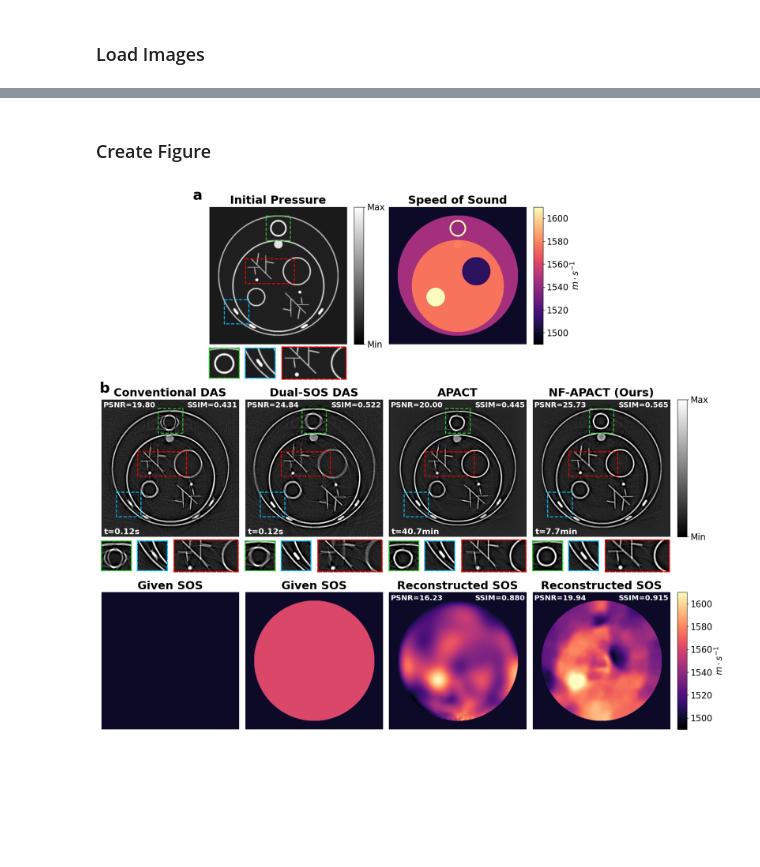
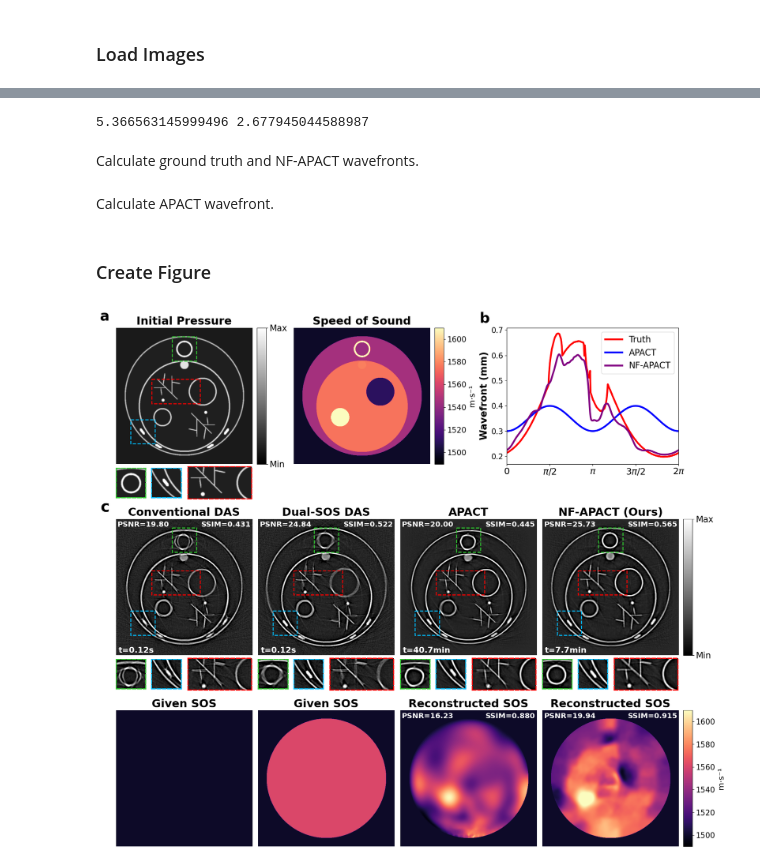
Before and after one commit to Lukeli0425/Coord-SoS-PACT, a Jupyter notebook: figures/figure_simulation.ipynb, the cells around one changed output, grey strips where cells are left out. Drawn from its saved outputs; the diff is of its cells as text; code cells hidden in the pictures; blank space fills up the shorter version.

Commit message:
update figures

```diff
--- a/figures/figure_simulation.ipynb
+++ b/figures/figure_simulation.ipynb
@@ -42,0 +57,4 @@ data_range_SOS = SOS_gt.max() - SOS_gt.min()
+# %%
+wavefront_SOS = Wavefront_SOS(R_body, v0, kgrid.x_vec, kgrid.y_vec, n_thetas=360)
+wavefront_SOS.cuda()
+wavefront_SOS.eval()
@@ -43,26 +65,49 @@ data_range_SOS = SOS_gt.max() - SOS_gt.min()
+# %%
+i, j = 18, 15
+x, y, r, phi = get_coordinates(i, j, l_patch)
+x, y = (j-12)*l_patch / 4, (12-i)*l_patch / 4
+k2D, theta2D = get_fourier_coord(N=80, l=l_patch, device='cpu')
+print(r*1e3, phi)
+# %% [output]
+5.366563145999496 2.677945044588987
+# %% [markdown]
+Calculate ground truth and NF-APACT wavefronts.
+# %%
+thetas, wf_gt = wavefront_SOS(torch.tensor(x).cuda(), torch.tensor(y).cuda(), torch.tensor(SOS_gt).cuda())
+wf_gt = wf_gt.detach().cpu().numpy()
+thetas, wf_nf_apact = wavefront_SOS(torch.tensor(x).cuda(), torch.tensor(y).cuda(), torch.tensor(SOS_nf_apact).cuda())
+wf_nf_apact = wf_nf_apact.detach().cpu().numpy()
+thetas = thetas.detach().cpu().numpy()
+# %% [markdown]
+Calculate APACT wavefront.
+# %%
+wf_params = torch.load(os.path.join(RESULTS_DIR, 'APACT', '32delays', 'wf_params.pth')).detach().cpu().numpy()
+dc ,x2, y2 = wf_params[i*25+j]
+wf_apact = dc + x2*np.cos(2*thetas) + y2*np.sin(2*thetas)
 # %% [markdown]
 ### Create Figure
 # %%
 patches = [(36, 230, 100, 100, 'limegreen'), (377, 60, 100, 100,'deepskyblue'), (212, 146, 100, 200, 'red')]
 
-fig = plt.figure(figsize=(20, 18.5))
-gs = GridSpec(30, 16)
+fig = plt.figure(figsize=(21.2, 18.5))
+gs = GridSpec(30, 17)
 norm = Normalize(vmax=5, vmin=-1)
 norm_SOS = Normalize(vmax=1610, vmin=1490)
 
-ax = plt.subplot(gs[0:8,3:7])
+# Numerical phantom.
+ax = plt.subplot(gs[0:8,0:4])
 plt.title('a', loc='left', x=-0.12, y=1.03, fontsize=28, fontweight='semibold', color='black')
 plt.title('Initial Pressure', fontsize=22, fontweight='semibold')
 plt.axis('off')
 plt.imshow(IP_gt, cmap='gray', norm=norm)
-cax = fig.add_axes([ax.get_position().x1+0.01, ax.get_position().y0, 0.013, ax.get_position().height])
+cax = fig.add_axes([ax.get_position().x1+.006, ax.get_position().y0, 0.012, ax.get_position().height])
 cb = plt.colorbar(cax=cax, norm=norm)
 cb.set_ticks([5, -1])
 cb.set_ticklabels(['Max', 'Min'], fontsize=17)
 for k, (x, y, h, w, color) in enumerate(patches):
         rect = plt.Rectangle((y, x), w, h, fill=False, edgecolor=color, linewidth=1.8, linestyle='--')
         ax.add_patch(rect)
-        ax2 = plt.subplot(gs[8:10,3+k:3+k+1+(k==2)])
+        ax2 = plt.subplot(gs[8:10,k:k+1+(k==2)])
         plt.imshow(IP_gt[x:x+h, y:y+w], cmap='gray', norm=norm)
         plt.xticks([])
         plt.yticks([])
@@ -71,16 +116,30 @@ for k, (x, y, h, w, color) in enumerate(patches):
             ax2.spines[loc].set_linewidth(2)
             ax2.spines[loc].set_linestyle('--')
 
-ax = plt.subplot(gs[0:8,8:12])
+ax = plt.subplot(gs[0:8,5:9])
 plt.axis('off')
 plt.title('Speed of Sound', fontsize=22, fontweight='semibold')
 plt.imshow(SOS_gt, cmap='magma', norm=norm_SOS)
-cax = fig.add_axes([ax.get_position().x1+0.01, ax.get_position().y0, 0.013, ax.get_position().height])
+cax = fig.add_axes([ax.get_position().x1+.006, ax.get_position().y0, 0.012, ax.get_position().height])
 cb = plt.colorbar(cax=cax, norm=norm_SOS)
 cb.set_ticks([1500, 1520, 1540, 1560, 1580, 1600])
-cb.set_ticklabels(['1500', '1520', '1540', '1560', '1580', '1600'], fontsize=17)
-cb.set_label('$m \cdot s^{-1}$', fontsize=17)
+cb.set_ticklabels(['1500', '1520', '1540', '1560', '1580', '1600'], fontsize=15)
+cb.set_label('m·s⁻¹', fontsize=16)
 
+# Wavefronts.
+plt.subplot(gs[0:8,11:16])
+plt.plot(thetas, wf_gt*1e3, label='Truth', color='red', linewidth=3.5)
+plt.plot(thetas, wf_apact*1e3, label='APACT', color='blue', linewidth=3.5)
+plt.plot(thetas, wf_nf_apact*1e3, label='NF-APACT', color='purple', linewidth=3.5)
+plt.legend(fontsize=17)
+plt.xlim([0, 2*np.pi])
+plt.ylim([0.17, 0.71])
+plt.xticks([0, np.pi/2, np.pi, 3*np.pi/2, 2*np.pi], ['0', '$\pi/2$', '$\pi$', '$3\pi/2$', '$2\pi$'], fontsize=18)
+plt.yticks(fontsize=15)
+plt.ylabel('Wavefront (mm)', fontsize=19, fontweight='bold')
+plt.text(s='b', x=-1, y=0.73, fontsize=28, fontweight='semibold', color='black')
+
+# Results.
 for idx, (img, method, time, SOS, SOS_title) in enumerate(zip([IP_das, IP_dual_das, IP_apact, IP_nf_apact],
                                                               ['Conventional DAS', 'Dual-SOS DAS', 'APACT', 'NF-APACT (Ours)'],
                                                               ['t={:.2f}s'.format(t_das), 't={:.2f}s'.format(t_dual_das), 't={:.1f}min'.format(t_apact/60), 't={:.1f}min'.format(t_nf_apact/60)],
@@ -94,39 +153,39 @@ for idx, (img, method, time, SOS, SOS_title) in enumerate(zip([IP_das, IP_dual_d
     plt.title('PSNR={:.2f}'.format(psnr(IP_gt, img, data_range=data_range_img)), loc='left', x=0.01, y=0.92, fontsize=14.5, fontweight='semibold', color='white')
     plt.title('SSIM={:.3f}'.format(ssim(IP_gt, img, data_range=data_range_img)), loc='right', x=0.99, y=0.92, fontsize=14.5, fontweight='semibold', color='white')
     if idx == 0:
-        plt.text(s='b', x=-8, y=-30, fontsize=28, fontweight='semibold', color='black')
+        plt.text(s='c', x=-65, y=-30, fontsize=30, fontweight='semibold', color='black')
     elif idx == 3:
-        cax = fig.add_axes([ax.get_position().x1+0.01, ax.get_position().y0, 0.013, ax.get_position().height])
+        cax = fig.add_axes([ax.get_position().x1+.006, ax.get_position().y0, 0.012, ax.get_position().height])
         cb = plt.colorbar(cax=cax, norm=norm)
         cb.set_ticks([5, -1])
         cb.set_ticklabels(['Max', 'Min'], fontsize=17)
 
     for k, (x, y, h, w, color) in enumerate(patches):
         rect = plt.Rectangle((y, x), w, h, fill=False, edgecolor=color, linewidth=1.8, linestyle='--')
         ax.add_patch(rect)
         ax2 = plt.subplot(gs[19:21,idx*4+k:idx*4+k+1+(k==2)])
         plt.imshow(img[x:x+h, y:y+w], cmap='gray', norm=norm)
         plt.xticks([])
         plt.yticks([])
         for loc in ['bottom', 'top', 'left', 'right']:
             ax2.spines[loc].set_color(color)
             ax2.spines[loc].set_linewidth(2)
             ax2.spines[loc].set_linestyle('--')
 
     ax = plt.subplot(gs[22:30,idx*4:(idx+1)*4])
     plt.axis('off')
     plt.title(SOS_title, fontsize=22, fontweight='semibold')
     plt.imshow(SOS, cmap='magma', norm=norm_SOS)
     if idx >= 2:
         plt.title('PSNR={:.2f}'.format(psnr(SOS, SOS_gt, data_range=data_range_SOS)), loc='left', x=0.01, y=0.92, fontsize=14.5, fontweight='semibold', color='white')
         plt.title('SSIM={:.3f}'.format(ssim(SOS, SOS_gt, data_range=data_range_SOS)), loc='right', x=0.99, y=0.92, fontsize=14.5, fontweight='semibold', color='white')
     if idx == 3:
-        cax = fig.add_axes([ax.get_position().x1+0.01, ax.get_position().y0, 0.013, ax.get_position().height])
+        cax = fig.add_axes([ax.get_position().x1+.006, ax.get_position().y0, 0.012, ax.get_position().height])
         cb = plt.colorbar(cax=cax, norm=norm_SOS)
         cb.set_ticks([1500, 1520, 1540, 1560, 1580, 1600])
-        cb.set_ticklabels(['1500', '1520', '1540', '1560', '1580', '1600'], fontsize=17)
-        cb.set_label('$m \cdot s^{-1}$', fontsize=17)
+        cb.set_ticklabels(['1500', '1520', '1540', '1560', '1580', '1600'], fontsize=15)
+        cb.set_label('m·s⁻¹', fontsize=16)
 
 plt.savefig('figure_simulation.png', bbox_inches='tight', dpi=256)
 # %% [output]
-[figure, old version]
+[figure, new version]
```
Also changed, not shown: parts of 5 cells of this notebook, 13 other files.
